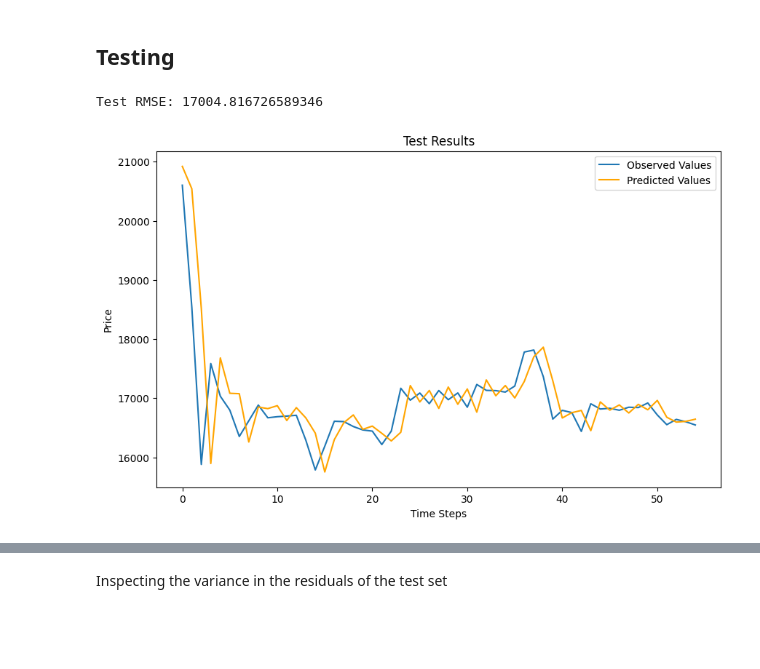
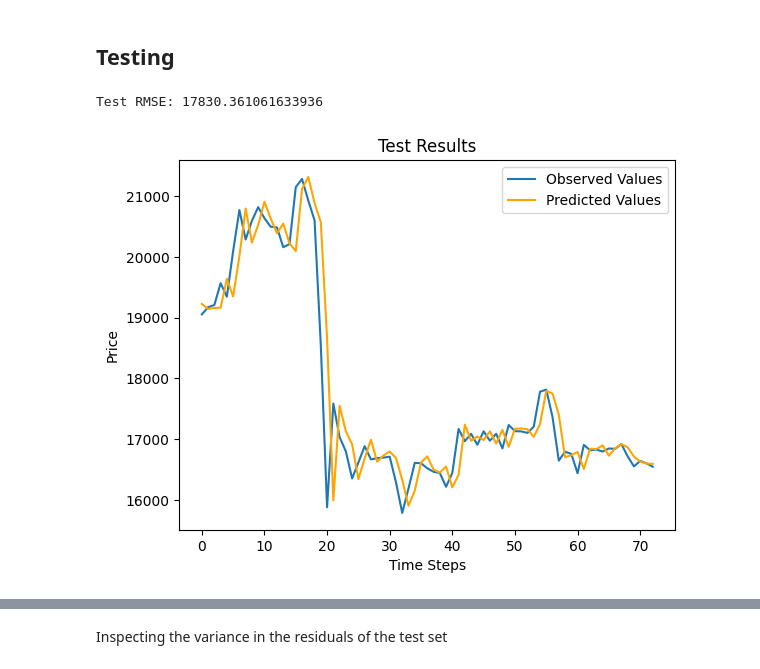
Before and after one commit to cferggie/Predicting-Bitcoin-Returns-with-Long-Short-Term-Memory-LSTM-Neural-Networks, a Jupyter notebook: ARIMA.ipynb, the cells around one changed output, grey strips where cells are left out. Drawn from its saved outputs; the diff is of its cells as text; code cells hidden in the pictures; blank space fills up the shorter version.

```diff
--- a/ARIMA.ipynb
+++ b/ARIMA.ipynb
@@ -80,7 +80,7 @@ Critical Values: {'1%': np.float64(-3.4489583388155194), '5%': np.float64(-2.869
 Reject the null hypothesis. The time-series is stationary.
 # %%
 # train-validation-test split for time series
-train_size = int(len(ts) * 0.70)
+train_size = int(len(ts) * 0.60)
 train, rest = ts[:train_size], ts[train_size:]
 
 validation_size = int(len(rest) * 0.50)
@@ -96,33 +95,0 @@ print(len(test))
-# %%
-lowest_aic = float('inf')
-best_p_aic = None
-best_q_aic = None
-
-lowest_bic = float('inf')
-best_p_bic = None
-best_q_bic = None
-
-for p in range(0,7):
-    for q in range(0,7):
-        #create model
-        model=ARIMA(train, order=(p,1,q))
-        results = model.fit()
-
-        #AIC and BIC of model
-        aic = results.aic
-        bic = results.bic
-        print(f"AR({p}), MA({q}), AIC: {aic}, BIC: {bic}")
-
-        #Update the best order based on the lowest AIC
-        if aic < lowest_aic:
-            lowest_aic = aic
-            best_p_aic = p
-            best_q_aic = q
-
-        #Update the best order based on the lowest BIC
-        if bic < lowest_bic:
-            lowest_bic = bic
-            best_p_bic = p
-            best_q_bic = q
-
-print(f"\nBest ARIMA order based on AIC: ({best_p_aic},1,{best_q_aic}) \nBest ARIMA order based on BIC: ({best_p_bic},1,{best_q_bic})")
@@ -147,4 +95,0 @@ Best ARIMA order based on BIC: (0,1,0)
-# %%
-model = ARIMA(train, order=(best_p_aic,1,best_q_aic))
-results = model.fit()
-print(results.summary())
@@ -401,0 +288,4 @@ No significant autocorrelation detected in the residuals.
+# %%
+model = ARIMA(train, order=(best_p_valid,1,best_q_valid))
+results = model.fit()
+print(results.summary())
@@ -418,36 +367,36 @@ def testing_process(training_set, validation_set, testing_set, p, q):
         model = ARIMA(history, order=(p,1,q))
         results = model.fit()
 
         #One-step-ahead forecast
         yhat = results.forecast()
         yhat = yhat[0]
 
         #Append history with latest observation and update predictions with latest prediction
         obs = testing_set[i]
         history.append(obs)
         predictions.append(yhat)
 
     #Calculate RMSE
     mse = mean_squared_error(np.log(testing_set), predictions)
     rmse = sqrt(mse)
 
     return predictions, rmse
 
 test_predictions, test_rmse = testing_process(train, validation, test, best_p_valid, best_q_valid)
 
 print(f'Test RMSE: {test_rmse}')
 
-plt.figure(figsize=(10, 6))
 plt.plot(test, label='Observed Values')
 plt.plot(test_predictions, c='orange', label="Predicted Values")
 plt.title("Test Results")
 plt.xlabel('Time Steps')
 plt.ylabel('Price')
 plt.legend()
+plt.savefig('testing-results.png')
 plt.show()
 # %% [output]
-Test RMSE: 17004.816726589346
+Test RMSE: 17830.361061633936
-[figure, old version]
+[figure, new version]
 # %%
 # plot residuals
 residuals_test = test - test_predictions
```
Also changed, not shown: parts of 16 cells of this notebook.
